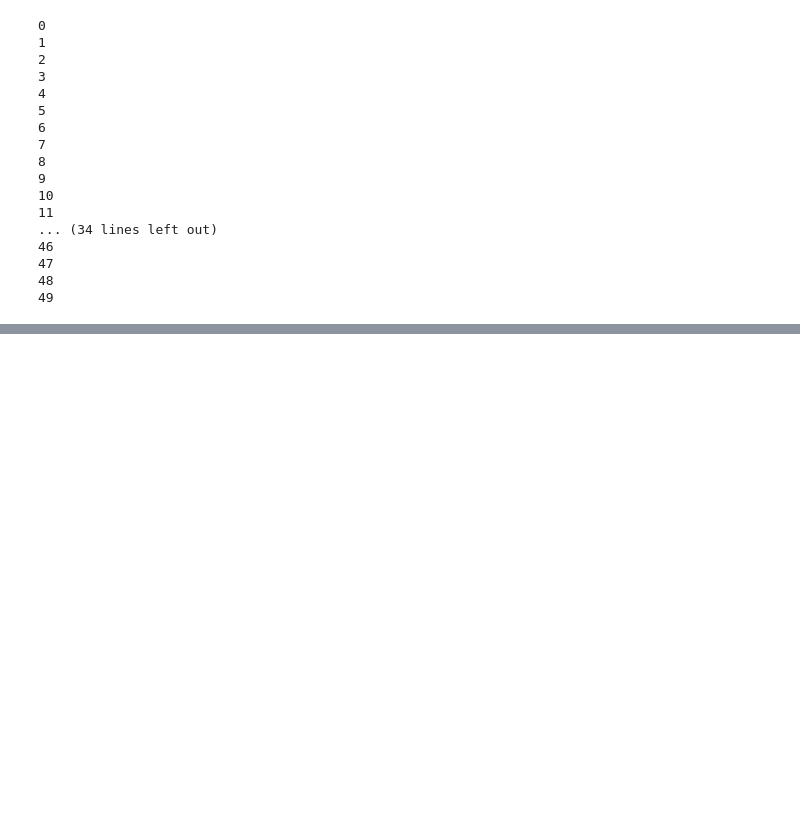
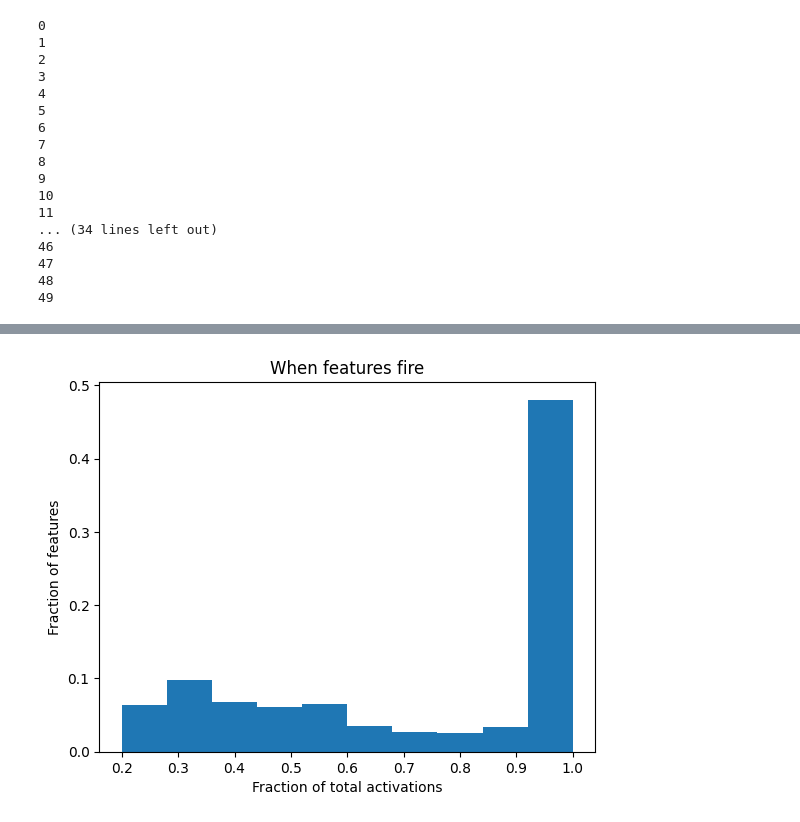
Before and after one commit to jkutaso/chessgpt_sae, a Jupyter notebook: where_do_features_fire.ipynb, the cells around one changed output, grey strips where cells are left out. Saved outputs shown, nothing was run; the diff lists cells and outputs as text; code cells hidden in the pictures; blank space fills up the shorter version.

```diff
--- a/where_do_features_fire.ipynb
+++ b/where_do_features_fire.ipynb
@@ -63,7 +63,8 @@ autoencoder = common.load_autoencoder(device)
 model = common.load_model(device)
 dataset = common.get_dataset(device)
 TRAIN_TEST_GAME_SPLIT = 2500
-rows_to_include = 1000
+rows_to_include = 500
+features_to_include = 2000
 # %% [output]
 Loading statistics aggregation dataset
 # %%
@@ -196,0 +173,8 @@ tensor([ 2.8725,  2.7847,  5.0855,  2.9183,  1.4010,  1.6883,  1.4436,  1.6732,
+# %%
+plt.title('When features fire')
+plt.xlabel('Fraction of total activations')
+plt.ylabel('Fraction of features')
+plt.hist(frac_of_total_in_one_category, weights=np.ones_like(frac_of_total_in_one_category)/len(frac_of_total_in_one_category))
+plt.show()
+# %% [output]
+[figure, added]
```
Also changed, not shown: parts of 9 cells of this notebook, 1 other file.
